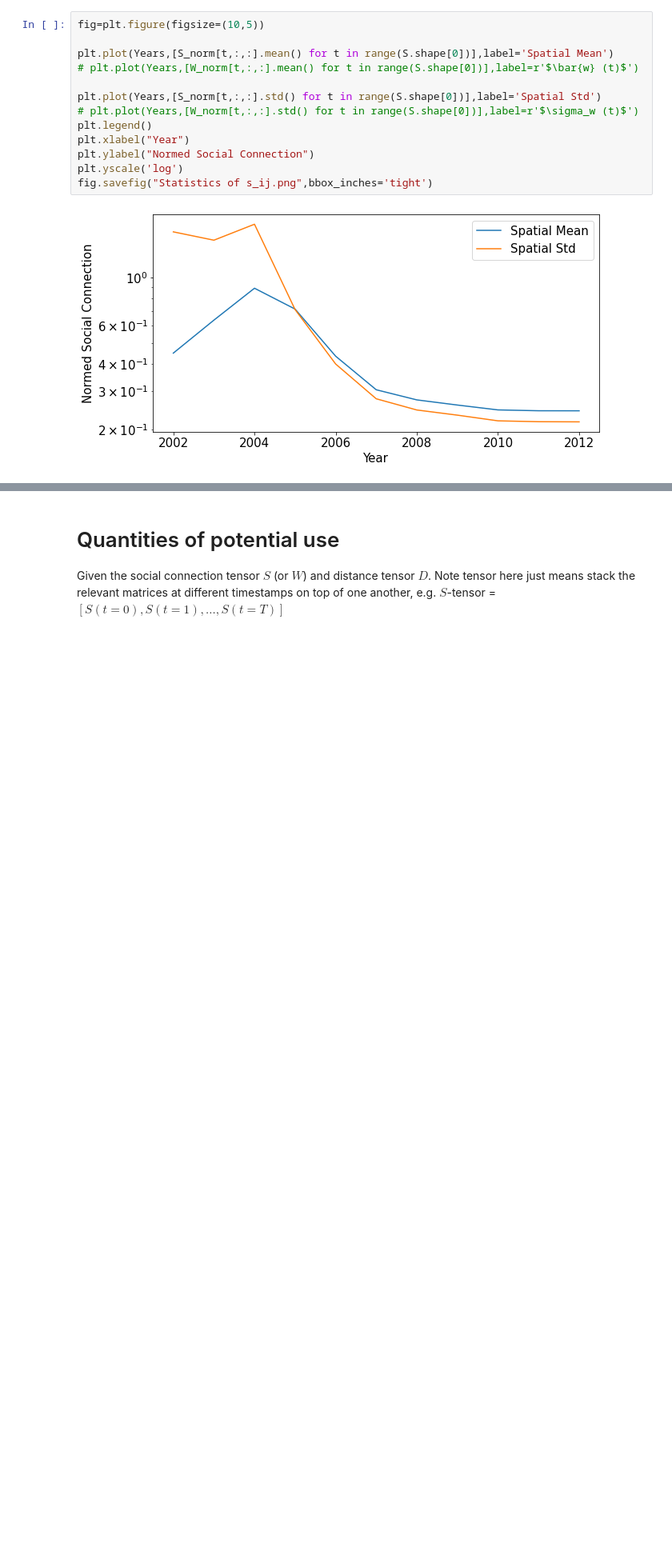
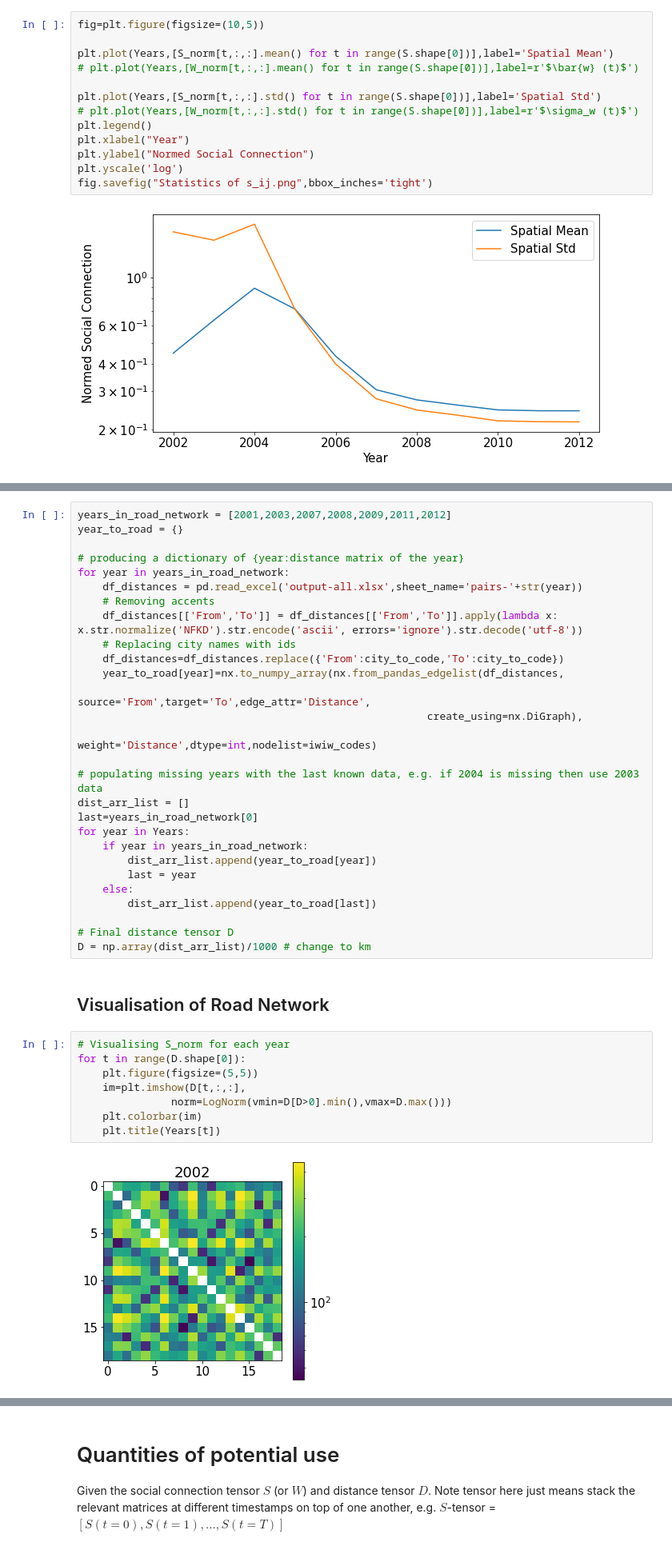
Before and after one commit to yasamanasgarii/wwcs-2022-memory-of-social-connections, a Jupyter notebook: analysis/analysis.ipynb, the cells around one changed output, grey strips where cells are left out. Shown at 80% size. Cells and saved outputs as stored; diff of their text form; blank space fills up the shorter version.

```diff
--- a/analysis/analysis.ipynb
+++ b/analysis/analysis.ipynb
@@ -169,0 +116,40 @@ fig.savefig("Statistics of s_ij.png",bbox_inches='tight')
+# %%
+years_in_road_network = [2001,2003,2007,2008,2009,2011,2012]
+year_to_road = {}
+
+# producing a dictionary of {year:distance matrix of the year}
+for year in years_in_road_network:
+    df_distances = pd.read_excel('output-all.xlsx',sheet_name='pairs-'+str(year))
+    # Removing accents
+    df_distances[['From','To']] = df_distances[['From','To']].apply(lambda x: x.str.normalize('NFKD').str.encode('ascii', errors='ignore').str.decode('utf-8'))
+    # Replacing city names with ids
+    df_distances=df_distances.replace({'From':city_to_code,'To':city_to_code})
+    year_to_road[year]=nx.to_numpy_array(nx.from_pandas_edgelist(df_distances,
+                                                        source='From',target='To',edge_attr='Distance',
+                                                        create_using=nx.DiGraph),
+                                            weight='Distance',dtype=int,nodelist=iwiw_codes)
+
+# populating missing years with the last known data, e.g. if 2004 is missing then use 2003 data
+dist_arr_list = []
+last=years_in_road_network[0]
+for year in Years:
+    if year in years_in_road_network:
+        dist_arr_list.append(year_to_road[year])
+        last = year
+    else:
+        dist_arr_list.append(year_to_road[last])
+
+# Final distance tensor D
+D = np.array(dist_arr_list)/1000 # change to km
+# %% [markdown]
+## Visualisation of Road Network
+# %%
+# Visualising S_norm for each year
+for t in range(D.shape[0]):
+    plt.figure(figsize=(5,5))
+    im=plt.imshow(D[t,:,:],
+               norm=LogNorm(vmin=D[D>0].min(),vmax=D.max()))
+    plt.colorbar(im)
+    plt.title(Years[t])
+# %% [output]
+[figure, added]
```
Also changed, not shown: parts of 30 cells of this notebook, 1 other file.
